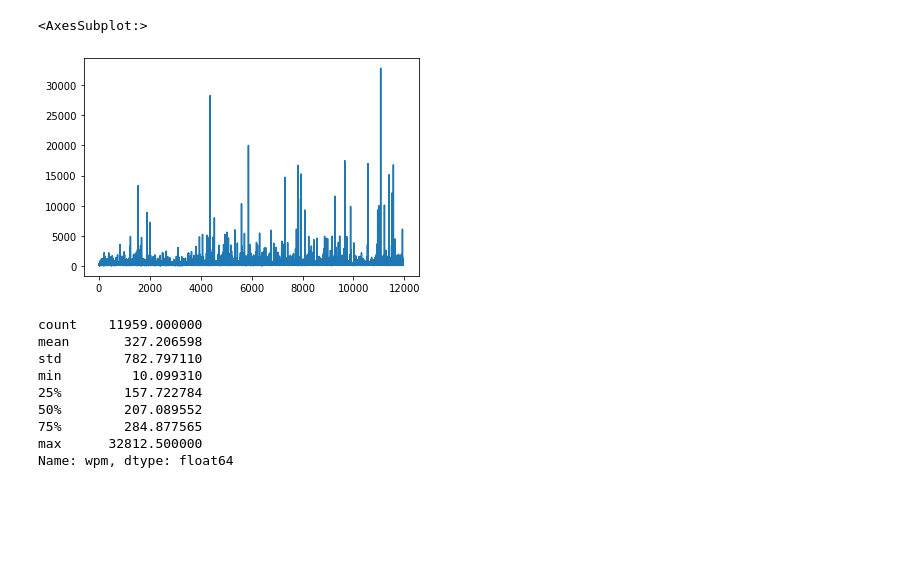
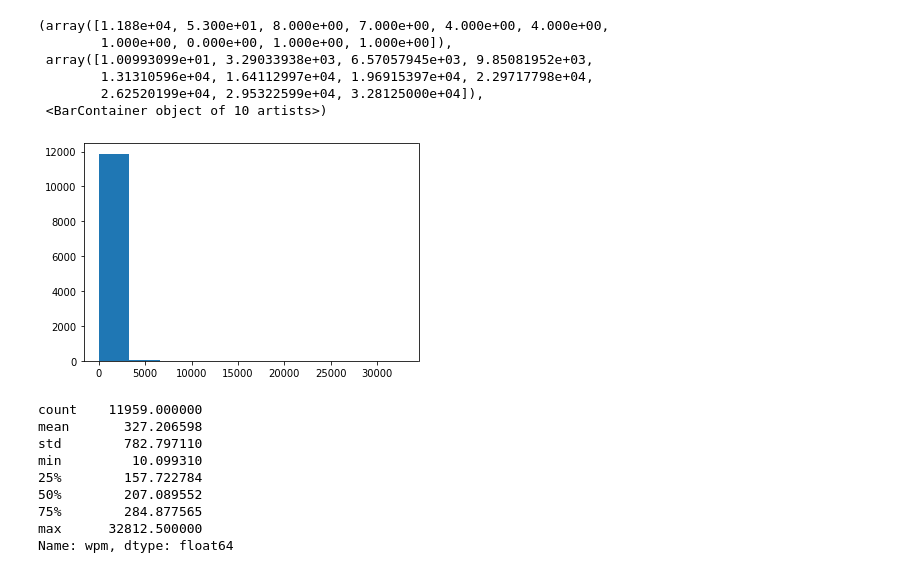
Before and after one commit to sdotpeng/EMIB, a Jupyter notebook: Block Level Result.ipynb, the cells around one changed output. Cells and saved outputs as stored; diff of their text form; code cells hidden in the pictures; blank space fills up the shorter version.

Commit message:
Add classification result

```diff
--- a/Block Level Result.ipynb
+++ b/Block Level Result.ipynb
@@ -210,9 +238,15 @@ result
 11959 rows × 15 columns
-# %%
-result.wpm.plot()
-# %% [output]
-<AxesSubplot:>
-[figure, removed]
+# %%
+import matplotlib.pyplot as plt
+plt.hist(result.wpm.tolist())
+# %% [output]
+(array([1.188e+04, 5.300e+01, 8.000e+00, 7.000e+00, 4.000e+00, 4.000e+00,
+        1.000e+00, 0.000e+00, 1.000e+00, 1.000e+00]),
+ array([1.00993099e+01, 3.29033938e+03, 6.57057945e+03, 9.85081952e+03,
+        1.31310596e+04, 1.64112997e+04, 1.96915397e+04, 2.29717798e+04,
+        2.62520199e+04, 2.95322599e+04, 3.28125000e+04]),
+ <BarContainer object of 10 artists>)
+[figure, added]
 # %%
 result.wpm.describe()
 # %% [output]
```
Also changed, not shown: parts of 10 cells of this notebook, 4 other files.
